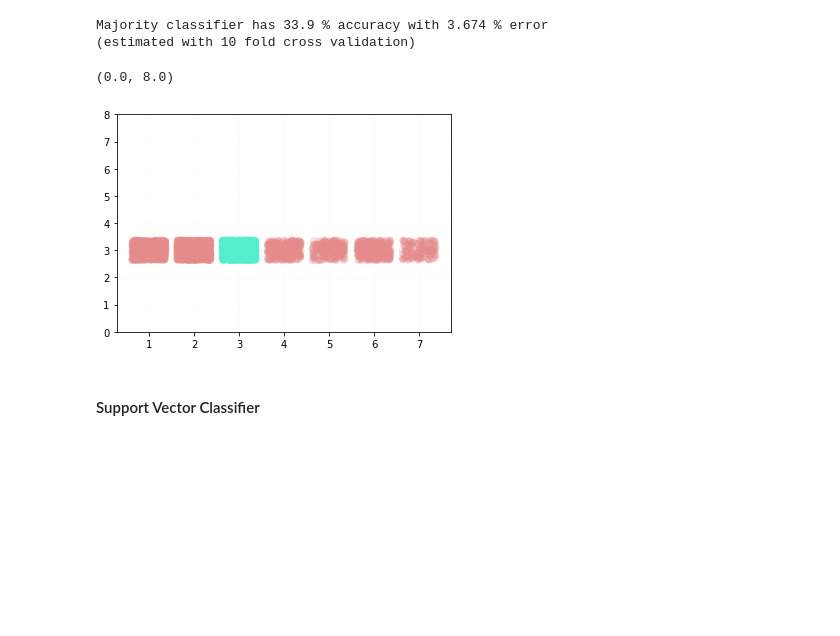
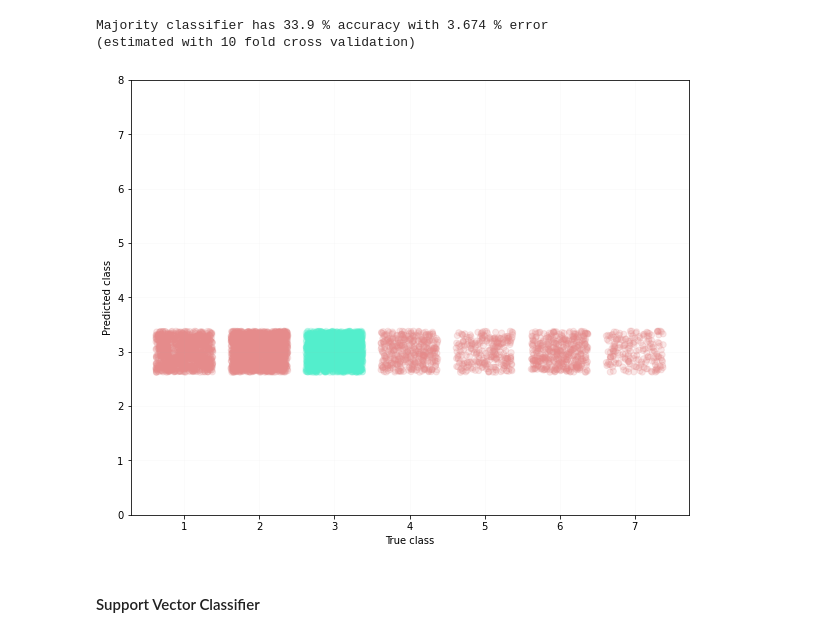
Before and after one commit to birbNoobstein/Predicting-enzyme-function, a Jupyter notebook: code/EnzymeClassification.ipynb, the cells around one changed output. Saved outputs shown, nothing was run; the diff lists cells and outputs as text; code cells hidden in the pictures; blank space fills up the shorter version.

```diff
--- a/code/EnzymeClassification.ipynb
+++ b/code/EnzymeClassification.ipynb
@@ -91,16 +100,10 @@ Majority classifier has 33.9 % accuracy with 3.674 % error
 (estimated with 10 fold cross validation)
 # %%
 pred_mc = Majority_class().fit(y_train).predict(X_test)
-# %%
-eps1 = np.random.default_rng().uniform(low=-0.38, high=0.38, size=len(y_test))
-eps2 = np.random.default_rng().uniform(low=-0.38, high=0.38, size=len(y_test))
-plt.grid(alpha=0.05)
-plt.scatter(y_test+eps1, pred_mc-eps2, c=['#53eecc' if p else '#e58b8b' for p in y_test==pred_mc], alpha=0.2)
-ax = plt.gca()
-ax.set_ylim([0, 8])
-# %% [output]
-(0.0, 8.0)
-[figure, removed]
+# %%
+plot_cmtx(pred_mc, y_test, [0, 8], path="../plots/MC.png")
+# %% [output]
+[figure, added]
 # %% [markdown]
 #### Support Vector Classifier
 # %%
```
Also changed, not shown: parts of 15 cells of this notebook, 7 other files.
